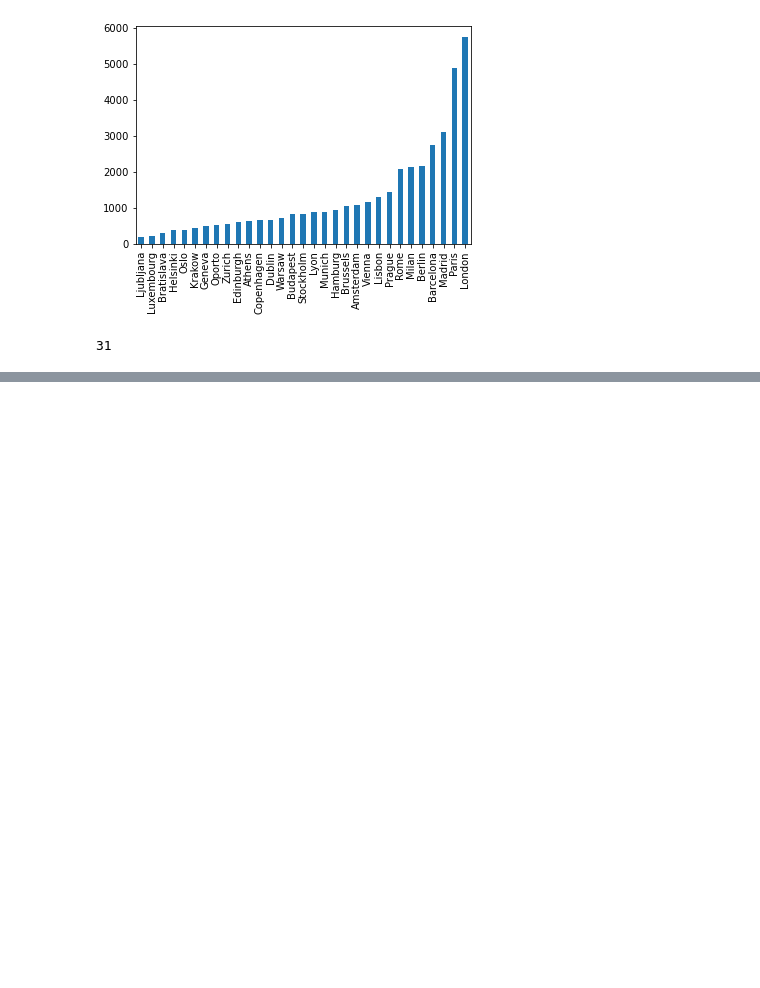
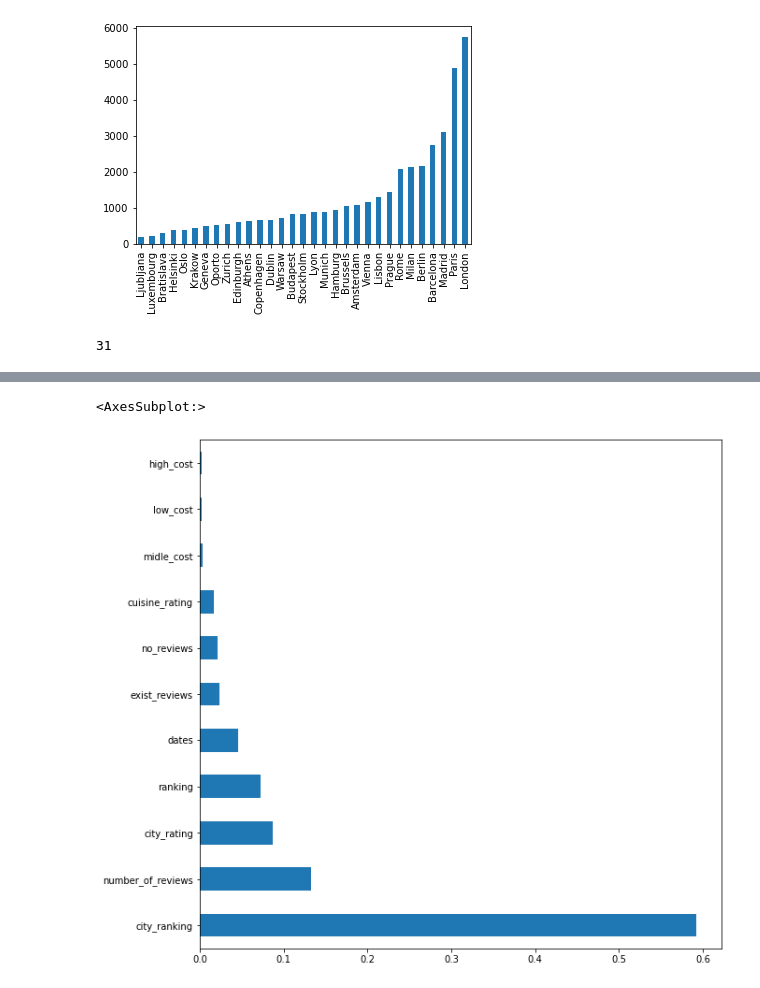
Before and after one commit to Aleksandr-alt/GitHub_skillfactory, a Jupyter notebook: module_3/24_1. Проект 3. О вкусной и здоровой пище. Итоговый проект..ipynb, the cells around one changed output, grey strips where cells are left out. Saved outputs shown, nothing was run; the diff lists cells and outputs as text; code cells hidden in the pictures; blank space fills up the shorter version.

```diff
--- a/module_3/24_1. Проект 3. О вкусной и здоровой пище. Итоговый проект..ipynb
+++ b/module_3/24_1. Проект 3. О вкусной и здоровой пище. Итоговый проект..ipynb
@@ -358,3 +397,6 @@ Name: city_ranking, Length: 40000, dtype: float64
+# %%
+df['no_reviews'] = df['number_of_reviews_isNAN'].apply(lambda x: 1 if x == 1 else 0)
+df['exist_reviews'] = df['number_of_reviews_isNAN'].apply(lambda x: 1 if x == 0 else 0)
 # %%
 # Подготовим датасет к обработке, удалим ненужные столбцы.
 
@@ -378,0 +404,2 @@ df['ranking'].min()
+# %%
+df.drop(['number_of_reviews_isNAN'], axis = 1, inplace=True)
@@ -410,0 +458,7 @@ MAE: 0.2152845
+# %%
+plt.rcParams['figure.figsize'] = (10,10)
+feat_importances = pd.Series(regr.feature_importances_, index=X.columns)
+feat_importances.nlargest(15).plot(kind='barh')
+# %% [output]
+<AxesSubplot:>
+[figure, added]
```
Also changed, not shown: parts of 15 cells of this notebook.
